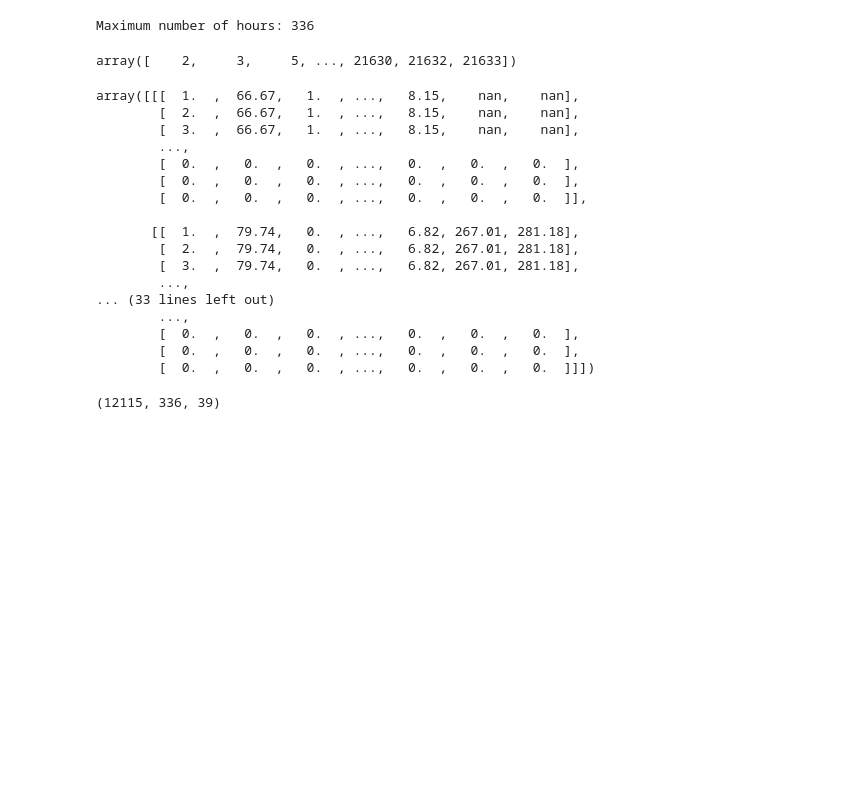
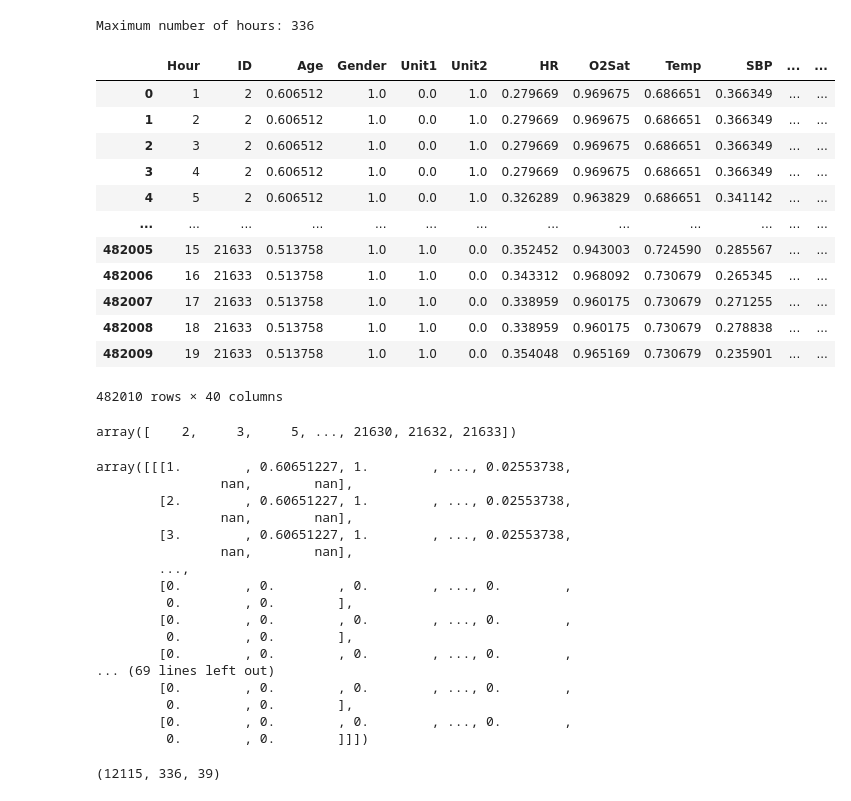
Before and after one commit to HenryYang03/SUROP_time_series, a Jupyter notebook: SUROP/_build/jupyter_execute/notebooks/RDAE_GRU.ipynb, the cells around one changed output. Cells and saved outputs as stored; diff of their text form; code cells hidden in the pictures; blank space fills up the shorter version.

```diff
--- a/SUROP/_build/jupyter_execute/notebooks/RDAE_GRU.ipynb
+++ b/SUROP/_build/jupyter_execute/notebooks/RDAE_GRU.ipynb
@@ -52,6 +53,28 @@ max_hours = train_x.groupby('ID')['Hour'].count().max()
 print(f'Maximum number of hours: {max_hours}')
 # %% [output]
 Maximum number of hours: 336
+# %%
+columns_to_exclude = ['ID', 'Hour', 'Gender']
+columns_to_scale = [col for col in train_x.columns if col not in columns_to_exclude]
+
+#Z-Score standardization
+scaler = MinMaxScaler()
+train_x[columns_to_scale] = scaler.fit_transform(train_x[columns_to_scale])
+train_x
+# %% [output]
+|  | Hour | ID | Age | Gender | Unit1 | Unit2 | HR | O2Sat | Temp | SBP | ... | ... |
+| 0 | 1 | 2 | 0.606512 | 1.0 | 0.0 | 1.0 | 0.279669 | 0.969675 | 0.686651 | 0.366349 | ... | ... |
+| 1 | 2 | 2 | 0.606512 | 1.0 | 0.0 | 1.0 | 0.279669 | 0.969675 | 0.686651 | 0.366349 | ... | ... |
+| 2 | 3 | 2 | 0.606512 | 1.0 | 0.0 | 1.0 | 0.279669 | 0.969675 | 0.686651 | 0.366349 | ... | ... |
+| 3 | 4 | 2 | 0.606512 | 1.0 | 0.0 | 1.0 | 0.279669 | 0.969675 | 0.686651 | 0.366349 | ... | ... |
+| 4 | 5 | 2 | 0.606512 | 1.0 | 0.0 | 1.0 | 0.326289 | 0.963829 | 0.686651 | 0.341142 | ... | ... |
+| ... | ... | ... | ... | ... | ... | ... | ... | ... | ... | ... | ... | ... |
+| 482005 | 15 | 21633 | 0.513758 | 1.0 | 1.0 | 0.0 | 0.352452 | 0.943003 | 0.724590 | 0.285567 | ... | ... |
+| 482006 | 16 | 21633 | 0.513758 | 1.0 | 1.0 | 0.0 | 0.343312 | 0.968092 | 0.730679 | 0.265345 | ... | ... |
+| 482007 | 17 | 21633 | 0.513758 | 1.0 | 1.0 | 0.0 | 0.338959 | 0.960175 | 0.730679 | 0.271255 | ... | ... |
+| 482008 | 18 | 21633 | 0.513758 | 1.0 | 1.0 | 0.0 | 0.338959 | 0.960175 | 0.730679 | 0.278838 | ... | ... |
+| 482009 | 19 | 21633 | 0.513758 | 1.0 | 1.0 | 0.0 | 0.354048 | 0.965169 | 0.730679 | 0.235901 | ... | ... |
+482010 rows × 40 columns
 # %%
 # Get unique person IDs
 person_ids = train_x['ID'].unique()
@@ -77,23 +100,23 @@ for i, person_id in enumerate(person_ids):
 # %%
 X_tensor
 # %% [output]
-array([[[  1.  ,  66.67,   1.  , ...,   8.15,    nan,    nan],
-        [  2.  ,  66.67,   1.  , ...,   8.15,    nan,    nan],
-        [  3.  ,  66.67,   1.  , ...,   8.15,    nan,    nan],
+array([[[1.        , 0.60651227, 1.        , ..., 0.02553738,
+                nan,        nan],
+        [2.        , 0.60651227, 1.        , ..., 0.02553738,
+                nan,        nan],
+        [3.        , 0.60651227, 1.        , ..., 0.02553738,
+                nan,        nan],
         ...,
-        [  0.  ,   0.  ,   0.  , ...,   0.  ,   0.  ,   0.  ],
-        [  0.  ,   0.  ,   0.  , ...,   0.  ,   0.  ,   0.  ],
-        [  0.  ,   0.  ,   0.  , ...,   0.  ,   0.  ,   0.  ]],
-
-       [[  1.  ,  79.74,   0.  , ...,   6.82, 267.01, 281.18],
-        [  2.  ,  79.74,   0.  , ...,   6.82, 267.01, 281.18],
-        [  3.  ,  79.74,   0.  , ...,   6.82, 267.01, 281.18],
-        ...,
-... (33 lines left out)
-        ...,
-        [  0.  ,   0.  ,   0.  , ...,   0.  ,   0.  ,   0.  ],
-        [  0.  ,   0.  ,   0.  , ...,   0.  ,   0.  ,   0.  ],
-        [  0.  ,   0.  ,   0.  , ...,   0.  ,   0.  ,   0.  ]]])
+        [0.        , 0.        , 0.        , ..., 0.        ,
+         0.        , 0.        ],
+        [0.        , 0.        , 0.        , ..., 0.        ,
+         0.        , 0.        ],
+        [0.        , 0.        , 0.        , ..., 0.        ,
+... (69 lines left out)
+        [0.        , 0.        , 0.        , ..., 0.        ,
+         0.        , 0.        ],
+        [0.        , 0.        , 0.        , ..., 0.        ,
+         0.        , 0.        ]]])
 # %%
 print(X_tensor.shape)
 # %% [output]
```
Also changed, not shown: parts of 7 cells of this notebook, 26 other files.
